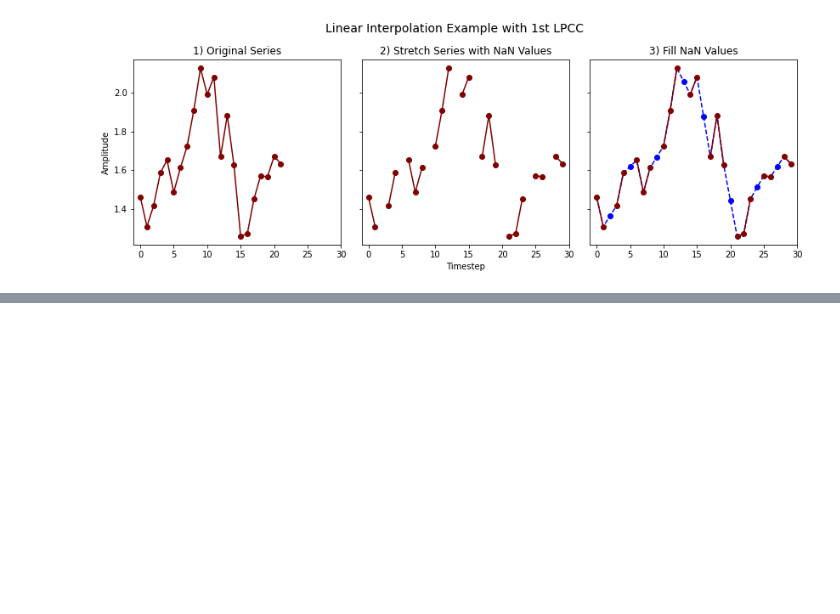
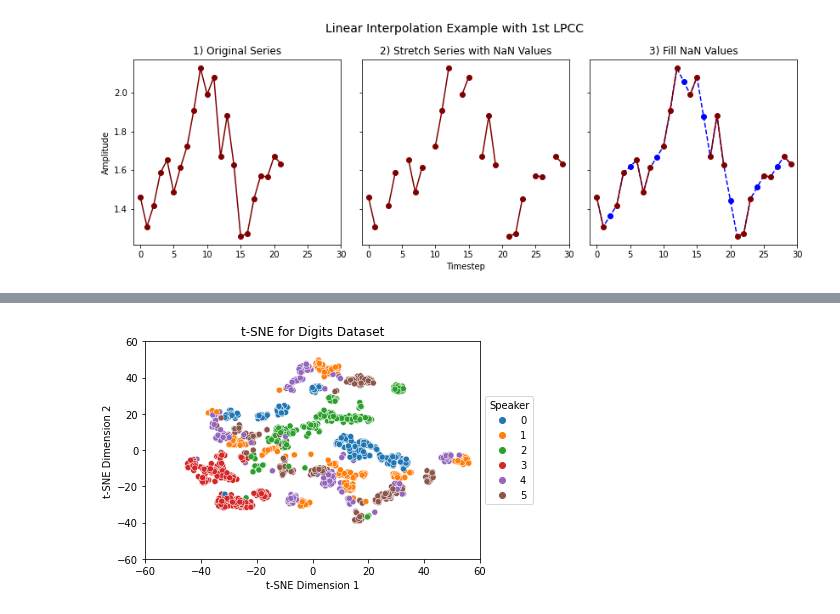
Before and after one commit to NikolaiHerrmann/audio-classifier, a Jupyter notebook: data_description.ipynb, the cells around one changed output, grey strips where cells are left out. Drawn from its saved outputs; the diff is of its cells as text; code cells hidden in the pictures; blank space fills up the shorter version.

```diff
--- a/data_description.ipynb
+++ b/data_description.ipynb
@@ -246,0 +274,4 @@ plt.show()
+# %%
+extract_f(X_train_digits, y_train_digits, lim=60, title="t-SNE for Digits Dataset")
+# %% [output]
+[figure, added]
```
Also changed, not shown: parts of 5 cells of this notebook.
